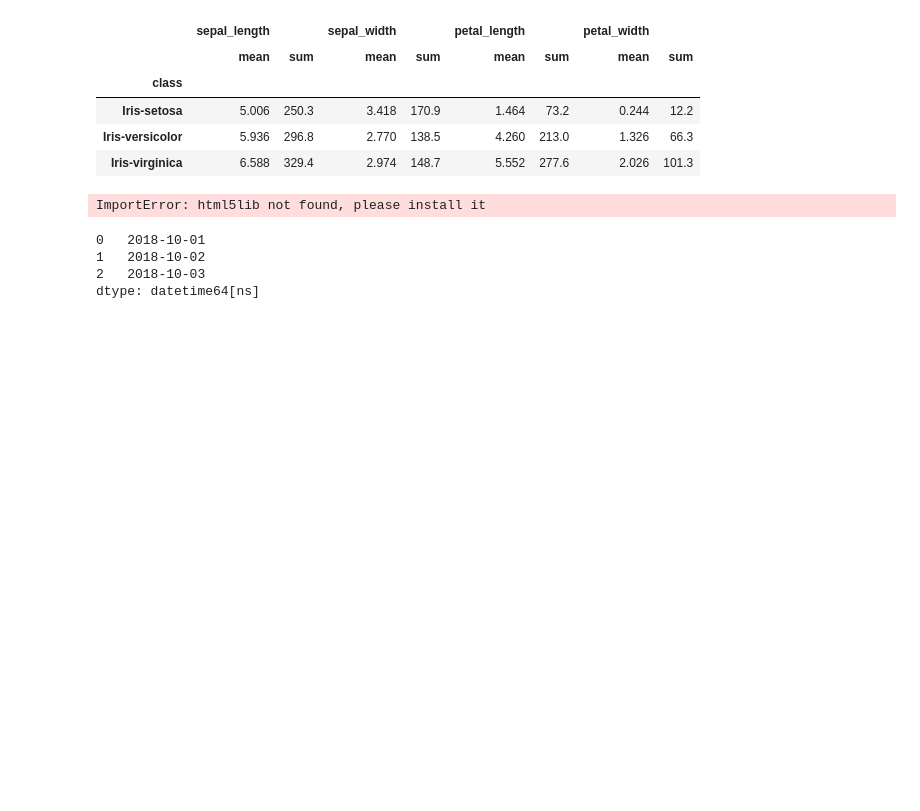
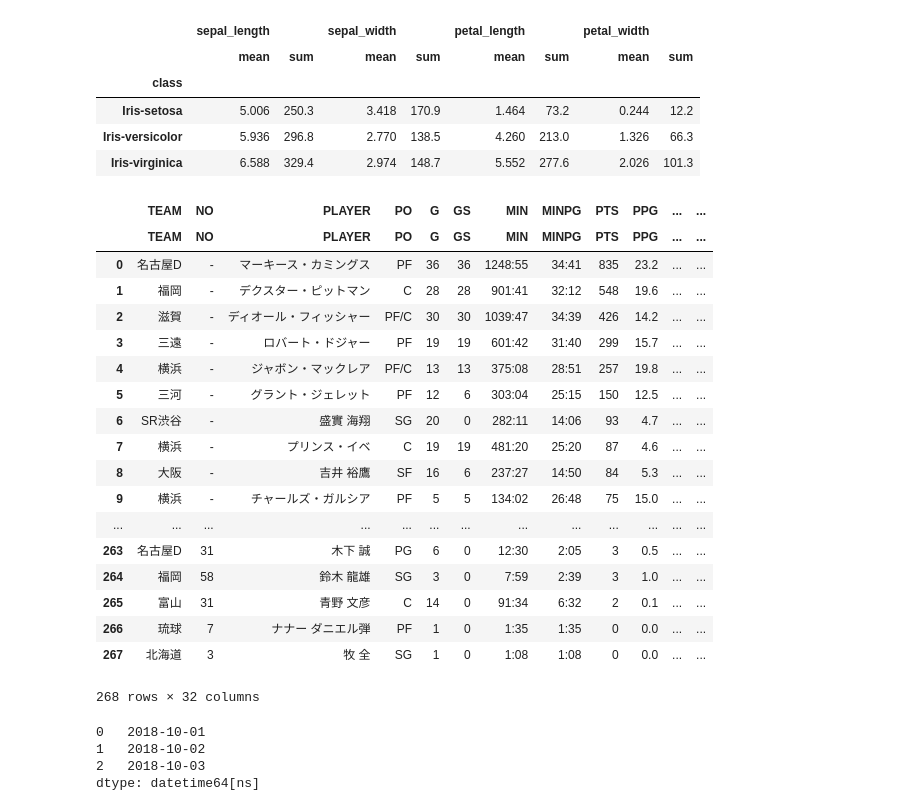
Before and after one commit to itosho/jenga-book, a Jupyter notebook: iris.ipynb, the cells around one changed output. Saved outputs shown, nothing was run; the diff lists cells and outputs as text; code cells hidden in the pictures; blank space fills up the shorter version.

Commit message:
Fix error

```diff
--- a/iris.ipynb
+++ b/iris.ipynb
@@ -132,10 +132,28 @@ iris.to_csv('iris.data.tsv', sep='\t', index=None, header=None)
 # %%
 import requests
 import pandas as pd
 res = requests.get('https://www.bleague.jp/stats/')
-pd.read_html(res.text)
+pd.read_html(res.text)[0]
 # %% [output]
+|  | TEAM | NO | PLAYER | PO | G | GS | MIN | MINPG | PTS | PPG | ... | ... |
+|  | TEAM | NO | PLAYER | PO | G | GS | MIN | MINPG | PTS | PPG | ... | ... |
+| 0 | 名古屋D | - | マーキース・カミングス | PF | 36 | 36 | 1248:55 | 34:41 | 835 | 23.2 | ... | ... |
+| 1 | 福岡 | - | デクスター・ピットマン | C | 28 | 28 | 901:41 | 32:12 | 548 | 19.6 | ... | ... |
+| 2 | 滋賀 | - | ディオール・フィッシャー | PF/C | 30 | 30 | 1039:47 | 34:39 | 426 | 14.2 | ... | ... |
+| 3 | 三遠 | - | ロバート・ドジャー | PF | 19 | 19 | 601:42 | 31:40 | 299 | 15.7 | ... | ... |
+| 4 | 横浜 | - | ジャボン・マックレア | PF/C | 13 | 13 | 375:08 | 28:51 | 257 | 19.8 | ... | ... |
+| 5 | 三河 | - | グラント・ジェレット | PF | 12 | 6 | 303:04 | 25:15 | 150 | 12.5 | ... | ... |
+| 6 | SR渋谷 | - | 盛實 海翔 | SG | 20 | 0 | 282:11 | 14:06 | 93 | 4.7 | ... | ... |
+| 7 | 横浜 | - | プリンス・イベ | C | 19 | 19 | 481:20 | 25:20 | 87 | 4.6 | ... | ... |
+| 8 | 大阪 | - | 吉井 裕鷹 | SF | 16 | 6 | 237:27 | 14:50 | 84 | 5.3 | ... | ... |
+| 9 | 横浜 | - | チャールズ・ガルシア | PF | 5 | 5 | 134:02 | 26:48 | 75 | 15.0 | ... | ... |
+| ... | ... | ... | ... | ... | ... | ... | ... | ... | ... | ... | ... | ... |
+| 263 | 名古屋D | 31 | 木下 誠 | PG | 6 | 0 | 12:30 | 2:05 | 3 | 0.5 | ... | ... |
+| 264 | 福岡 | 58 | 鈴木 龍雄 | SG | 3 | 0 | 7:59 | 2:39 | 3 | 1.0 | ... | ... |
+| 265 | 富山 | 31 | 青野 文彦 | C | 14 | 0 | 91:34 | 6:32 | 2 | 0.1 | ... | ... |
+| 266 | 琉球 | 7 | ナナー ダニエル弾 | PF | 1 | 0 | 1:35 | 1:35 | 0 | 0.0 | ... | ... |
+| 267 | 北海道 | 3 | 牧 全 | SG | 1 | 0 | 1:08 | 1:08 | 0 | 0.0 | ... | ... |
-ImportError: html5lib not found, please install it
+268 rows × 32 columns
 # %%
 datetime_sample1 = pd.Series(['2018-10-01 00:00:00', '2018-10-02 00:00:00', '2018-10-03 00:00:00'])
 datetime_sample1 = pd.to_datetime(datetime_sample1)
```
